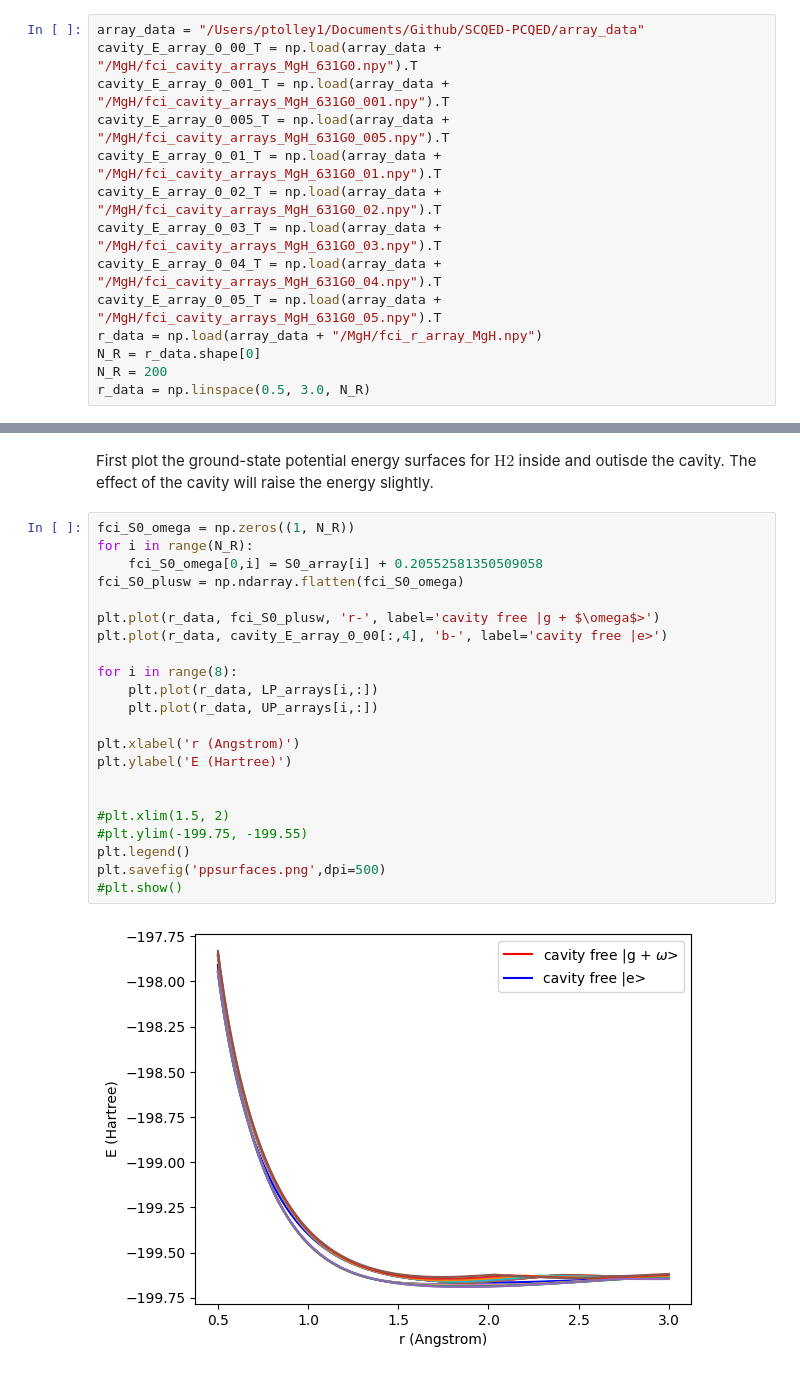
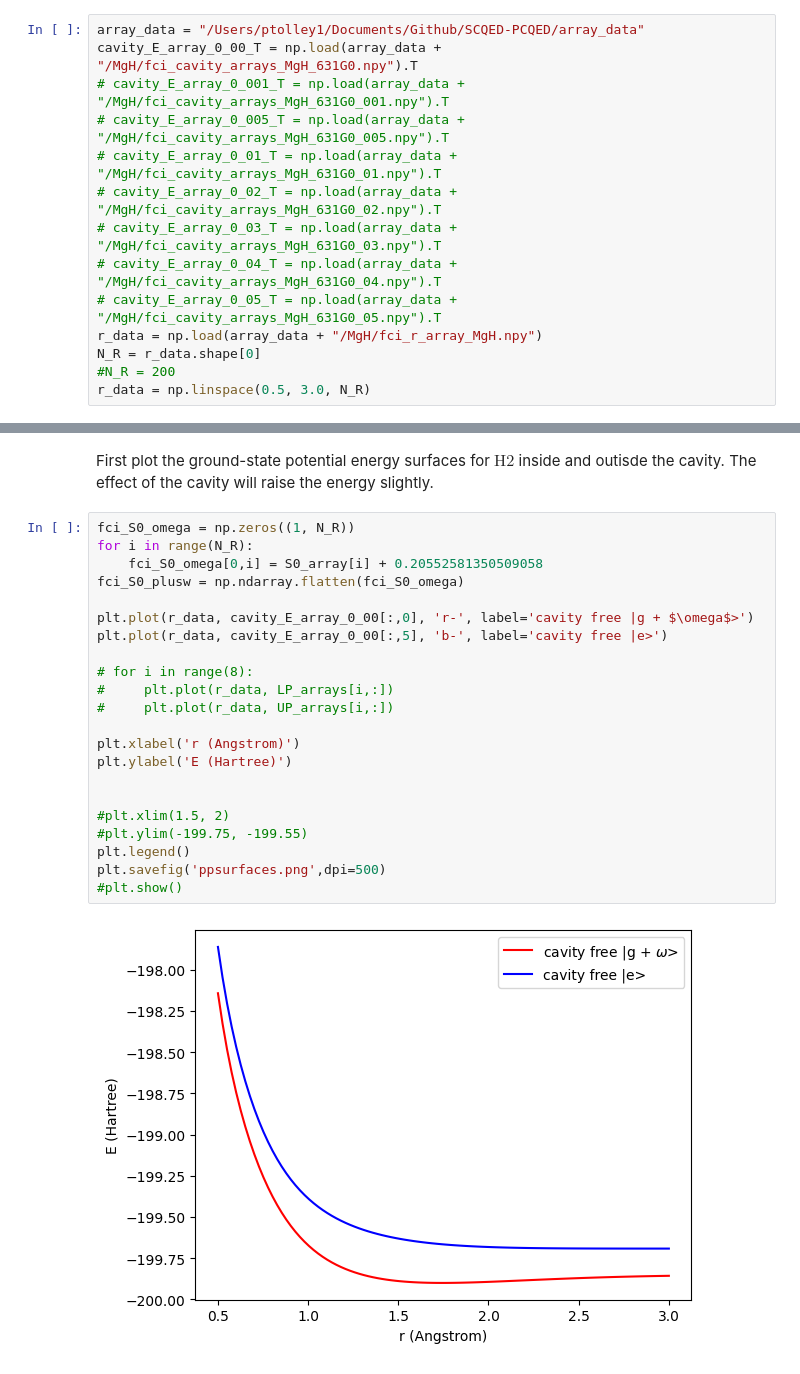
Before and after one commit to FoleyLab/SCQED-PCQED, a Jupyter notebook: src/QED-FCI_MgH_HR.ipynb, the cells around one changed output, grey strips where cells are left out. Cells and saved outputs as stored; diff of their text form.

```diff
--- a/src/QED-FCI_MgH_HR.ipynb
+++ b/src/QED-FCI_MgH_HR.ipynb
@@ -23,16 +23,16 @@ please provide us feedback at https://github.com/pandas-dev/pandas/issues/54466
 # %%
 array_data = "/Users/ptolley1/Documents/Github/SCQED-PCQED/array_data"
 cavity_E_array_0_00_T = np.load(array_data + "/MgH/fci_cavity_arrays_MgH_631G0.npy").T
-cavity_E_array_0_001_T = np.load(array_data + "/MgH/fci_cavity_arrays_MgH_631G0_001.npy").T
-cavity_E_array_0_005_T = np.load(array_data + "/MgH/fci_cavity_arrays_MgH_631G0_005.npy").T
-cavity_E_array_0_01_T = np.load(array_data + "/MgH/fci_cavity_arrays_MgH_631G0_01.npy").T
-cavity_E_array_0_02_T = np.load(array_data + "/MgH/fci_cavity_arrays_MgH_631G0_02.npy").T
-cavity_E_array_0_03_T = np.load(array_data + "/MgH/fci_cavity_arrays_MgH_631G0_03.npy").T
-cavity_E_array_0_04_T = np.load(array_data + "/MgH/fci_cavity_arrays_MgH_631G0_04.npy").T
-cavity_E_array_0_05_T = np.load(array_data + "/MgH/fci_cavity_arrays_MgH_631G0_05.npy").T
+# cavity_E_array_0_001_T = np.load(array_data + "/MgH/fci_cavity_arrays_MgH_631G0_001.npy").T
+# cavity_E_array_0_005_T = np.load(array_data + "/MgH/fci_cavity_arrays_MgH_631G0_005.npy").T
+# cavity_E_array_0_01_T = np.load(array_data + "/MgH/fci_cavity_arrays_MgH_631G0_01.npy").T
+# cavity_E_array_0_02_T = np.load(array_data + "/MgH/fci_cavity_arrays_MgH_631G0_02.npy").T
+# cavity_E_array_0_03_T = np.load(array_data + "/MgH/fci_cavity_arrays_MgH_631G0_03.npy").T
+# cavity_E_array_0_04_T = np.load(array_data + "/MgH/fci_cavity_arrays_MgH_631G0_04.npy").T
+# cavity_E_array_0_05_T = np.load(array_data + "/MgH/fci_cavity_arrays_MgH_631G0_05.npy").T
 r_data = np.load(array_data + "/MgH/fci_r_array_MgH.npy")
 N_R = r_data.shape[0]
-N_R = 200
+#N_R = 200
 r_data = np.linspace(0.5, 3.0, N_R)
 # %% [markdown]
 ## Calculation of k
@@ -257,27 +257,27 @@ First plot the ground-state potential energy surfaces for $ \text{H2} $ inside a
 # %%
 fci_S0_omega = np.zeros((1, N_R))
 for i in range(N_R):
     fci_S0_omega[0,i] = S0_array[i] + 0.20552581350509058
 fci_S0_plusw = np.ndarray.flatten(fci_S0_omega)
 
-plt.plot(r_data, fci_S0_plusw, 'r-', label='cavity free |g + $\omega$>')
-plt.plot(r_data, cavity_E_array_0_00[:,4], 'b-', label='cavity free |e>')
+plt.plot(r_data, cavity_E_array_0_00[:,0], 'r-', label='cavity free |g + $\omega$>')
+plt.plot(r_data, cavity_E_array_0_00[:,5], 'b-', label='cavity free |e>')
 
-for i in range(8):
-    plt.plot(r_data, LP_arrays[i,:])
-    plt.plot(r_data, UP_arrays[i,:])
+# for i in range(8):
+#     plt.plot(r_data, LP_arrays[i,:])
+#     plt.plot(r_data, UP_arrays[i,:])
 
 plt.xlabel('r (Angstrom)')
 plt.ylabel('E (Hartree)')
 
 
 #plt.xlim(1.5, 2)
 #plt.ylim(-199.75, -199.55)
 plt.legend()
 plt.savefig('ppsurfaces.png',dpi=500)
 #plt.show()
 # %% [output]
-[figure, old version]
+[figure, new version]
 # %%
 #pd.DataFrame(matrix).to_clipboard()
 
```
Also changed, not shown: parts of 5 cells of this notebook, 52 other files.
